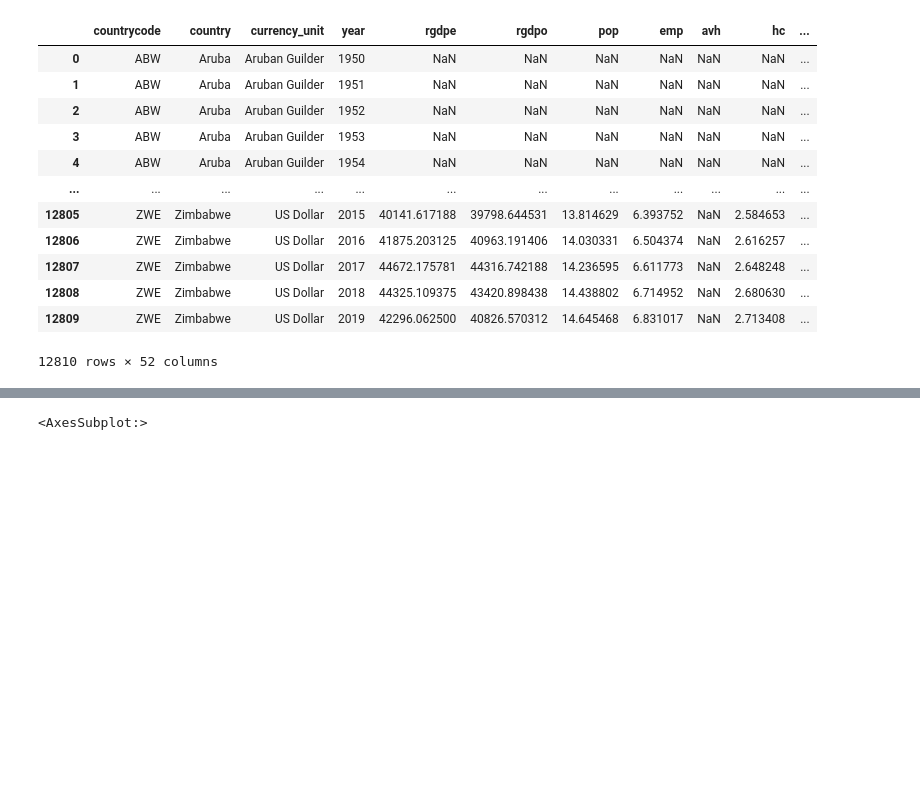
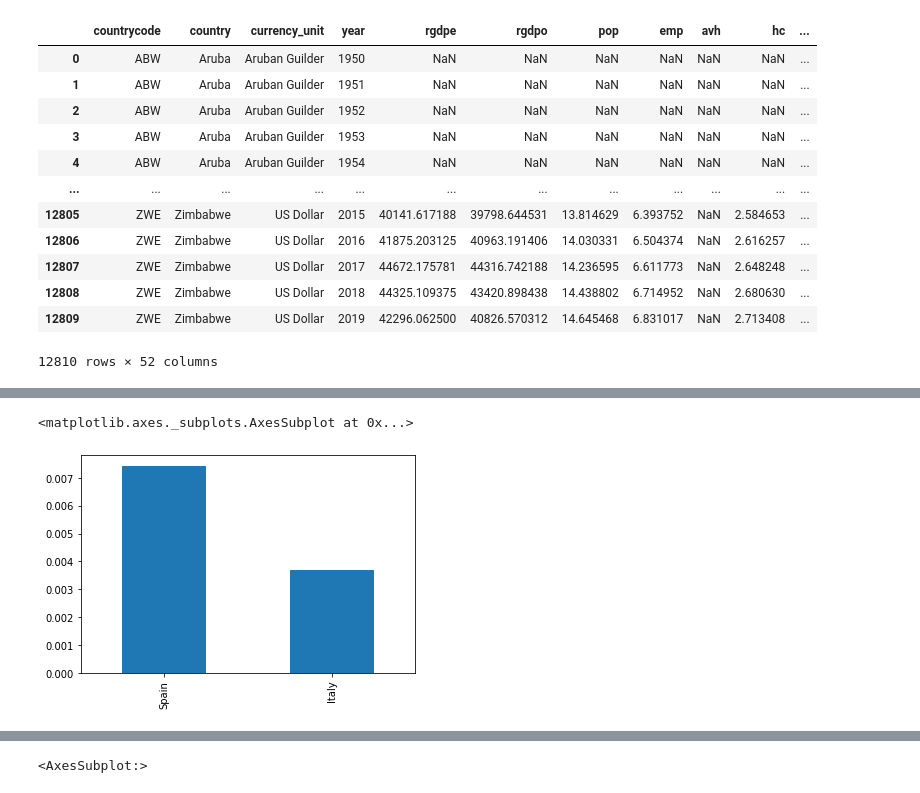
Before and after one commit to otoperalias/Coyuntura, a Jupyter notebook: clases/Tema2_ExplorandoPWT.ipynb, the cells around one changed output, grey strips where cells are left out. Saved outputs shown, nothing was run; the diff lists cells and outputs as text; code cells hidden in the pictures; blank space fills up the shorter version.

```diff
--- a/clases/Tema2_ExplorandoPWT.ipynb
+++ b/clases/Tema2_ExplorandoPWT.ipynb
@@ -115 +111,10 @@ italy_pop_tv.plot(title="Crecimiento de la población en Italia")
+# %%
+# 5. Calcular la media del crecimiento de la población en España e Italia
+pop_sp_it_tv=spain_pop_tv.merge(italy_pop_tv, on='year')
+pop_sp_it_tv.rename(columns={"pop_x":"Spain","pop_y":"Italy"}, inplace=True)
+medias_tot=pop_sp_it_tv.mean()
+medias_tot.plot.bar()
+# %% [output]
+<matplotlib.axes._subplots.AxesSubplot at 0x...>
+[figure, added]
 # %%
```
Also changed, not shown: parts of 24 cells of this notebook.
